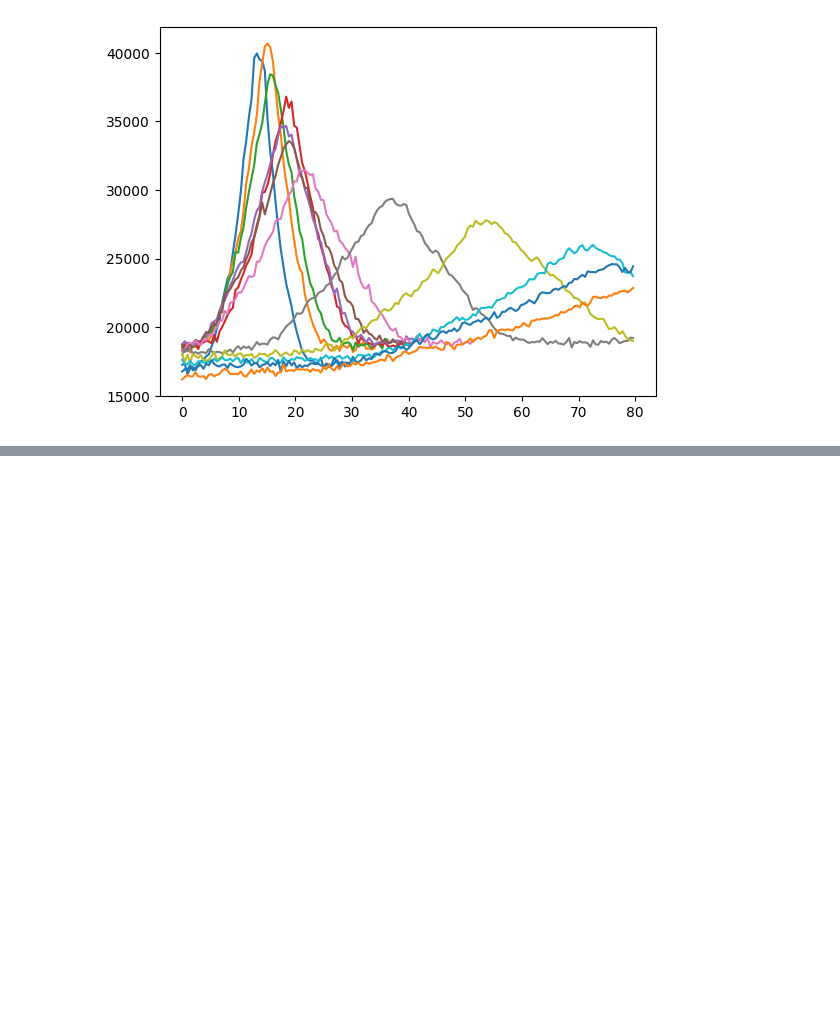
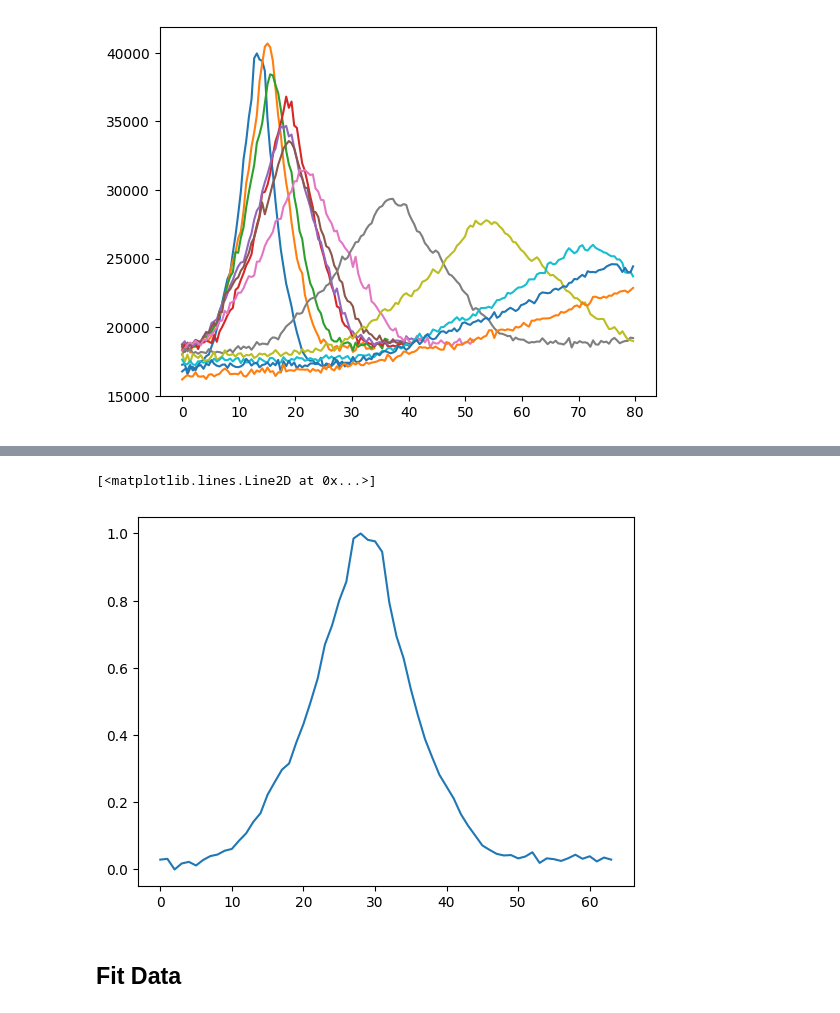
Before and after one commit to akay8/Level4Project, a Jupyter notebook: test_file.ipynb, the cells around one changed output, grey strips where cells are left out. Drawn from its saved outputs; the diff is of its cells as text; code cells hidden in the pictures; blank space fills up the shorter version.

```diff
--- a/test_file.ipynb
+++ b/test_file.ipynb
@@ -61,0 +69,13 @@ plt.show()
+# %%
+# Get rid of vertical offset - to reduce a fitting parameter
+subt_amp = amplitudes[0] - np.min(amplitudes[0])
+
+# Normalise data by its maximum value
+norm_amp = subt_amp / np.max(subt_amp)
+
+plt.plot(norm_amp)
+# %% [output]
+[<matplotlib.lines.Line2D at 0x...>]
+[figure, added]
+# %% [markdown]
+## Fit Data
```
Also changed, not shown: parts of 2 cells of this notebook.
